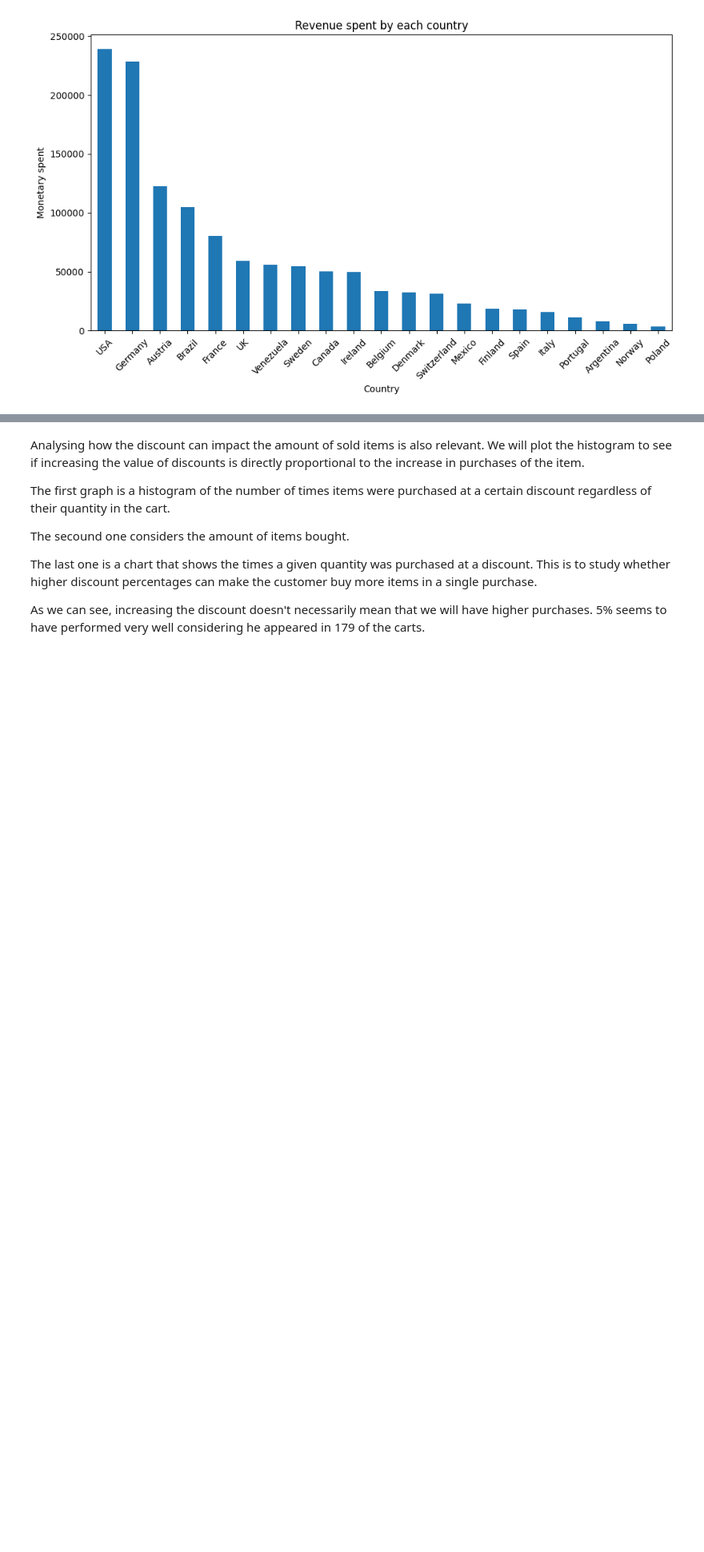
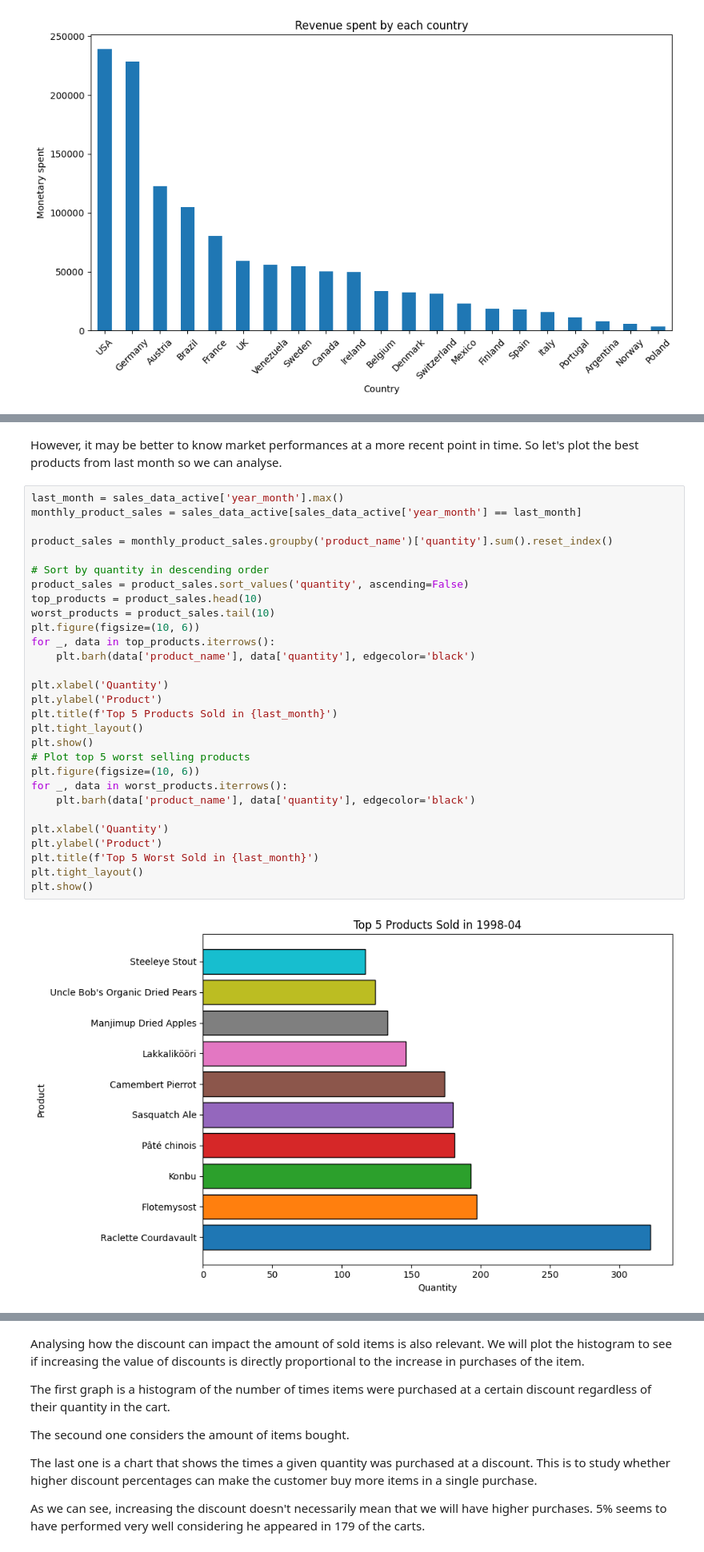
Before and after one commit to IvonLuiz/Analise-de-Dados-Northwind, a Jupyter notebook: analysis.ipynb, the cells around one changed output, grey strips where cells are left out. Shown at 80% size. Drawn from its saved outputs; the diff is of its cells as text; blank space fills up the shorter version.

```diff
--- a/analysis.ipynb
+++ b/analysis.ipynb
@@ -376,0 +357,33 @@ for month in monthly_product_sales['year_month'].unique():
+# %% [markdown]
+However, it may be better to know market performances at a more recent point in time. So let's plot the best products from last month so we can analyse.
+# %%
+last_month = sales_data_active['year_month'].max()
+monthly_product_sales = sales_data_active[sales_data_active['year_month'] == last_month]
+
+product_sales = monthly_product_sales.groupby('product_name')['quantity'].sum().reset_index()
+
+# Sort by quantity in descending order
+product_sales = product_sales.sort_values('quantity', ascending=False)
+top_products = product_sales.head(10)
+worst_products = product_sales.tail(10)
+plt.figure(figsize=(10, 6))
+for _, data in top_products.iterrows():
+    plt.barh(data['product_name'], data['quantity'], edgecolor='black')
+
+plt.xlabel('Quantity')
+plt.ylabel('Product')
+plt.title(f'Top 5 Products Sold in {last_month}')
+plt.tight_layout()
+plt.show()
+# Plot top 5 worst selling products
+plt.figure(figsize=(10, 6))
+for _, data in worst_products.iterrows():
+    plt.barh(data['product_name'], data['quantity'], edgecolor='black')
+
+plt.xlabel('Quantity')
+plt.ylabel('Product')
+plt.title(f'Top 5 Worst Sold in {last_month}')
+plt.tight_layout()
+plt.show()
+# %% [output]
+[figure, added]
```
Also changed, not shown: parts of 9 cells of this notebook, 1 other file.
